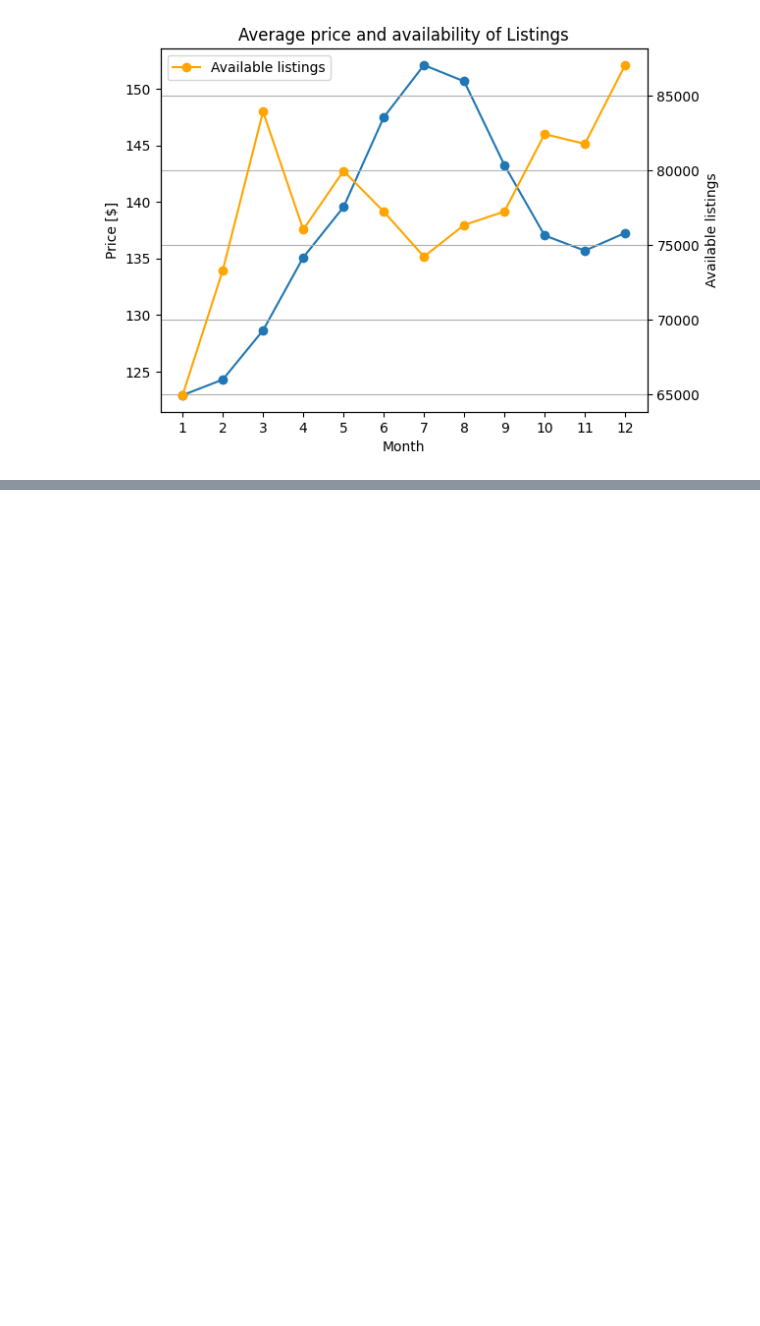
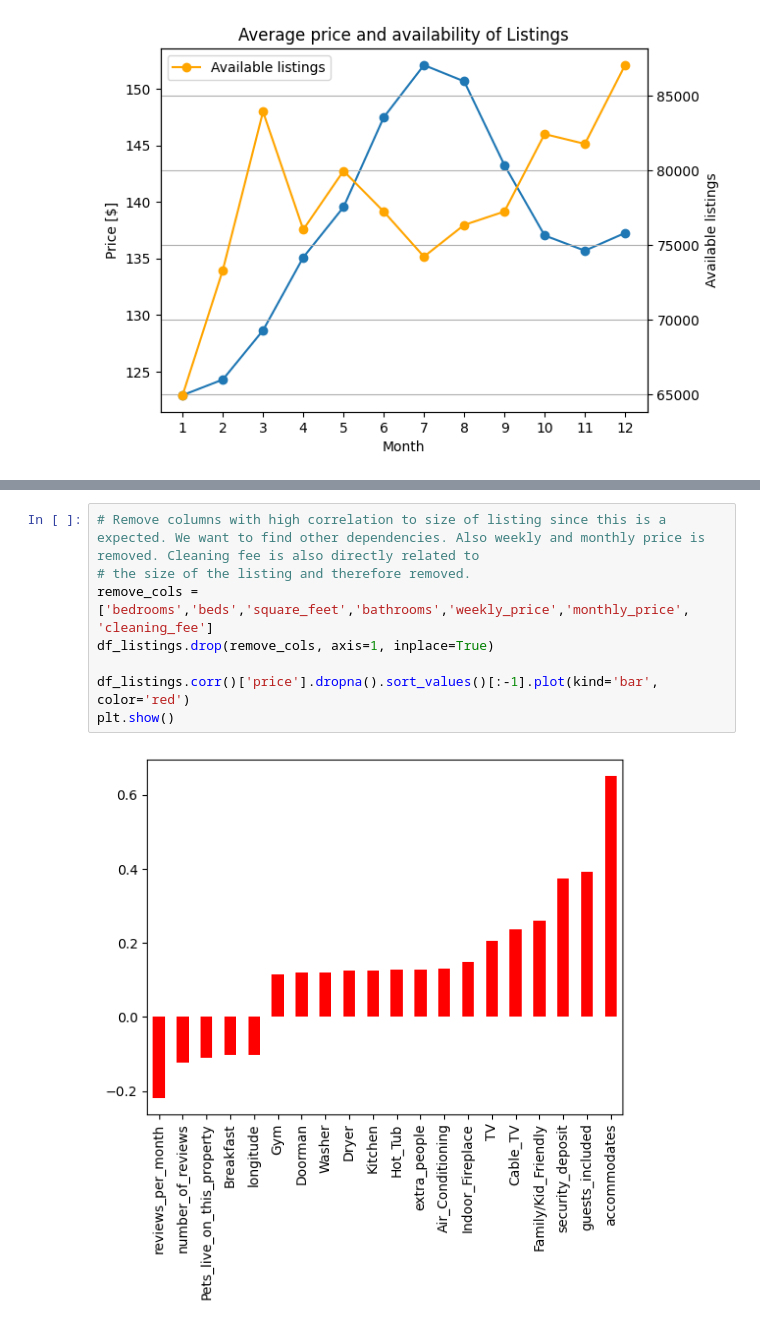
Before and after one commit to FlorianPerras/Project_One, a Jupyter notebook: Seattle.ipynb, the cells around one changed output, grey strips where cells are left out. Cells and saved outputs as stored; diff of their text form; blank space fills up the shorter version.

Commit message:
Added first analysis in order to find correlated features to price

```diff
--- a/Seattle.ipynb
+++ b/Seattle.ipynb
@@ -78,0 +163,10 @@ plt.show()
+# %%
+# Remove columns with high correlation to size of listing since this is a expected. We want to find other dependencies. Also weekly and monthly price is removed. Cleaning fee is also directly related to
+# the size of the listing and therefore removed.
+remove_cols = ['bedrooms','beds','square_feet','bathrooms','weekly_price','monthly_price', 'cleaning_fee']
+df_listings.drop(remove_cols, axis=1, inplace=True)
+
+df_listings.corr()['price'].dropna().sort_values()[:-1].plot(kind='bar', color='red')
+plt.show()
+# %% [output]
+[figure, added]
```
Also changed, not shown: parts of 4 cells of this notebook.
